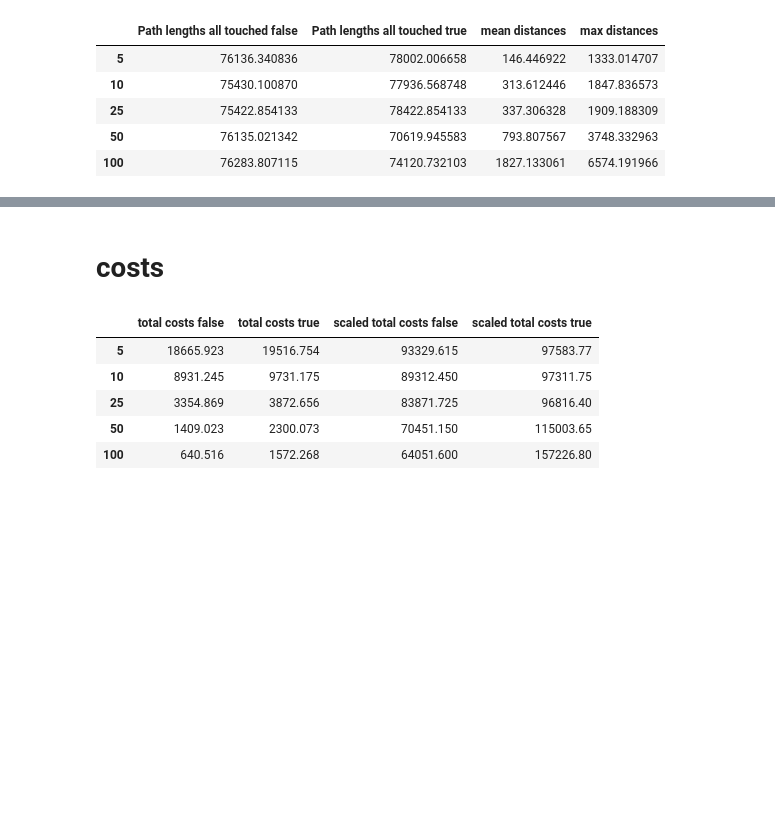
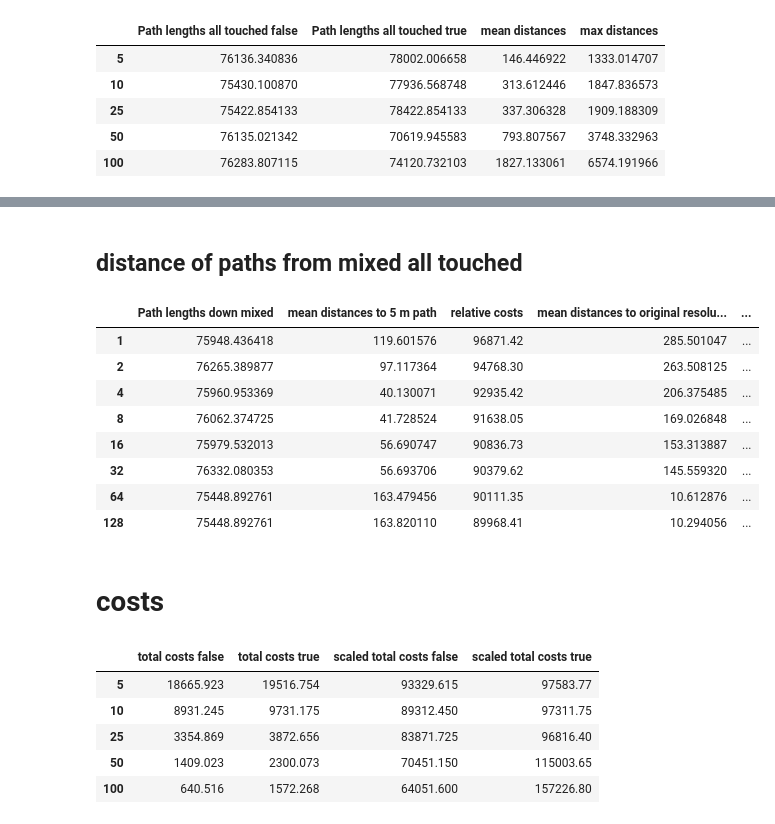
Before and after one commit to sehHeiden/WebProcessing-StandardisedGISAnalysesforCableRoutePlanning, a Jupyter notebook: src/least_cost_path_evaluation.ipynb, the cells around one changed output, grey strips where cells are left out. Saved outputs shown, nothing was run; the diff lists cells and outputs as text; code cells hidden in the pictures; blank space fills up the shorter version.

```diff
--- a/src/least_cost_path_evaluation.ipynb
+++ b/src/least_cost_path_evaluation.ipynb
@@ -67,3 +116,56 @@ DataFrame({'Path lengths all touched false': path_lengths_false,
+# %% [markdown]
+## distance of paths from mixed all touched
+# %%
+# original path 5 m resolution
+least_cost_path_5_false = read_file("./../results/least_cost_paths/least_cost_path_test_points_res_5_al_false.json")
+least_cost_path_5_false = least_cost_path_5_false.to_crs(25832)
+
+# original path, from lower resolution raster, all touched false
+least_cost_path_10_false = read_file("../results/least_cost_paths/least_cost_path_test_points_res_10_al_false.gpkg")
+
+# original path, from lower resolution raster, all touched false
+least_cost_path_10_true = read_file("../results/least_cost_paths/least_cost_path_test_points_res_10_al_true.gpkg")
+
+r_false = [1, 2, 4, 8, 16, 32, 64, 128]
+
+# paths from mixed all touched
+mixed = [read_file("..\\results\\least_cost_paths\\Mixed_10_m\\least_cost_path_test_points_res_10_al_mixed_1_1.gpkg"),
+         read_file("..\\results\\least_cost_paths\\Mixed_10_m\\least_cost_path_test_points_res_10_al_mixed_2_1.gpkg"),
+         read_file("..\\results\\least_cost_paths\\Mixed_10_m\\least_cost_path_test_points_res_10_al_mixed_4_1.gpkg"),
+         read_file("..\\results\\least_cost_paths\\Mixed_10_m\\least_cost_path_test_points_res_10_al_mixed_8_1.gpkg"),
+         read_file("..\\results\\least_cost_paths\\Mixed_10_m\\least_cost_path_test_points_res_10_al_mixed_16_1.gpkg"),
+         read_file("..\\results\\least_cost_paths\\Mixed_10_m\\least_cost_path_test_points_res_10_al_mixed_32_1.gpkg"),
+         read_file("..\\results\\least_cost_paths\\Mixed_10_m\\least_cost_path_test_points_res_10_al_mixed_64_1.gpkg"),
+         read_file("..\\results\\least_cost_paths\\Mixed_10_m\\least_cost_path_test_points_res_10_al_mixed_128_1.gpkg"),
+        ]
+path_lengths_mixed = [x.geometry.values[0].length for x in mixed]
+
+distances_compared_to_5m = [compute_line_distances(m.geometry.values[0], least_cost_path_5_false.geometry.values[0]) for m in mixed]
+mean_distances_5m = [np.mean(x) for x in distances_compared_to_5m]
+
+distances_compared_to_10m_false = [compute_line_distances(m.geometry.values[0], least_cost_path_10_false.geometry.values[0]) for m in mixed]
+mean_distances_10m_false = [np.mean(x) for x in distances_compared_to_10m_false]
+
+distances_compared_to_10m_true = [compute_line_distances(m.geometry.values[0], least_cost_path_10_true.geometry.values[0]) for m in mixed]
+mean_distances_10m_true = [np.mean(x) for x in distances_compared_to_10m_true]
+
+
+DataFrame({'Path lengths down mixed': path_lengths_mixed,
+           'mean distances to 5 m path': mean_distances_5m,
+           'relative costs': [x['total cost'][0]* 10 for x in mixed],
+           'mean distances to original resolution, false': mean_distances_10m_false,
+           'mean distances to original resolution, true': mean_distances_10m_true},
+          index=r_false)
+# %% [output]
+|  | Path lengths down mixed | mean distances to 5 m path | relative costs | mean distances to original resolu... | ... |
+| 1 | 75948.436418 | 119.601576 | 96871.42 | 285.501047 | ... |
+| 2 | 76265.389877 | 97.117364 | 94768.30 | 263.508125 | ... |
+| 4 | 75960.953369 | 40.130071 | 92935.42 | 206.375485 | ... |
+| 8 | 76062.374725 | 41.728524 | 91638.05 | 169.026848 | ... |
+| 16 | 75979.532013 | 56.690747 | 90836.73 | 153.313887 | ... |
+| 32 | 76332.080353 | 56.693706 | 90379.62 | 145.559320 | ... |
+| 64 | 75448.892761 | 163.479456 | 90111.35 | 10.612876 | ... |
+| 128 | 75448.892761 | 163.820110 | 89968.41 | 10.294056 | ... |
 # %% [markdown]
 # costs
 # %%
```
Also changed, not shown: parts of 12 cells of this notebook, 6 other files.
